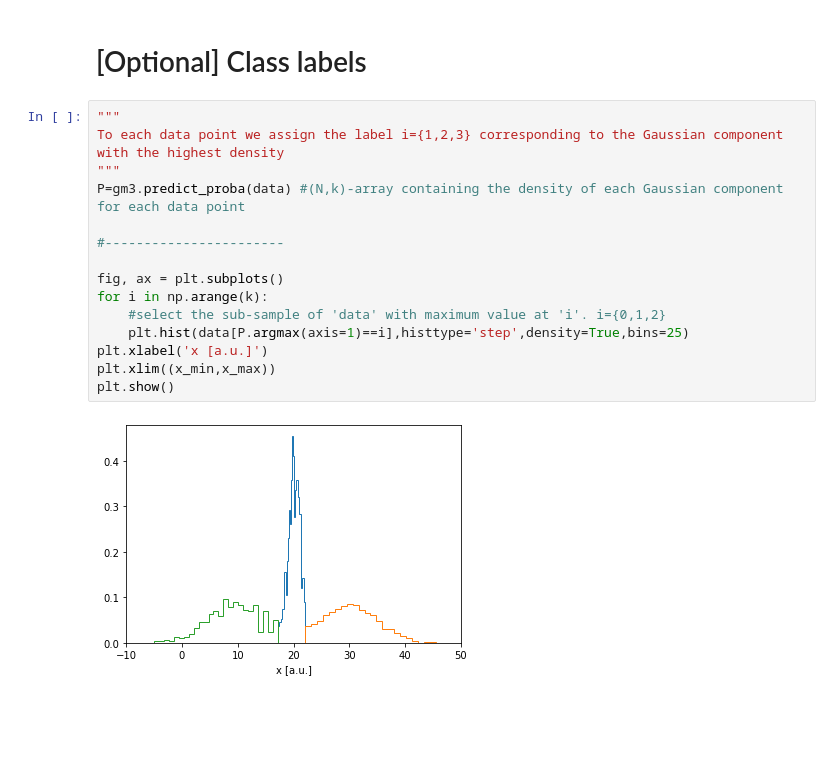
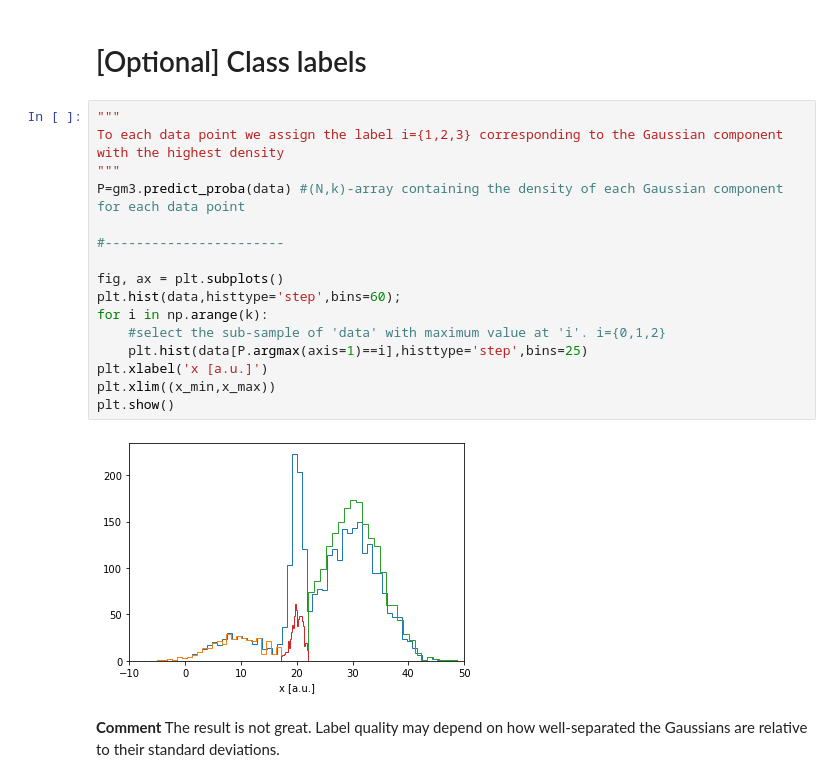
Before and after one commit to SimoneAbeni/astrostatistics_bicocca_2026, a Jupyter notebook: working/Lecture06/Mode determination with GM.ipynb, the cells around one changed output. Drawn from its saved outputs; the diff is of its cells as text; blank space fills up the shorter version.

Commit message:
Added final comment

```diff
--- a/working/Lecture06/Mode determination with GM.ipynb
+++ b/working/Lecture06/Mode determination with GM.ipynb
@@ -93,17 +93,20 @@ plt.show()
 # %%
 """
 To each data point we assign the label i={1,2,3} corresponding to the Gaussian component with the highest density
 """
 P=gm3.predict_proba(data) #(N,k)-array containing the density of each Gaussian component for each data point
 
 #-----------------------
 
 fig, ax = plt.subplots()
+plt.hist(data,histtype='step',bins=60);
 for i in np.arange(k):
     #select the sub-sample of 'data' with maximum value at 'i'. i={0,1,2}
-    plt.hist(data[P.argmax(axis=1)==i],histtype='step',density=True,bins=25)
+    plt.hist(data[P.argmax(axis=1)==i],histtype='step',bins=25)
 plt.xlabel('x [a.u.]')
 plt.xlim((x_min,x_max))
 plt.show()
 # %% [output]
-[figure, old version]
+[figure, new version]
+# %% [markdown]
+**Comment** The result is not great. Label quality may depend on how well-separated the Gaussians are relative to their standard deviations.
```
Also changed, not shown: parts of 1 cell of this notebook.
